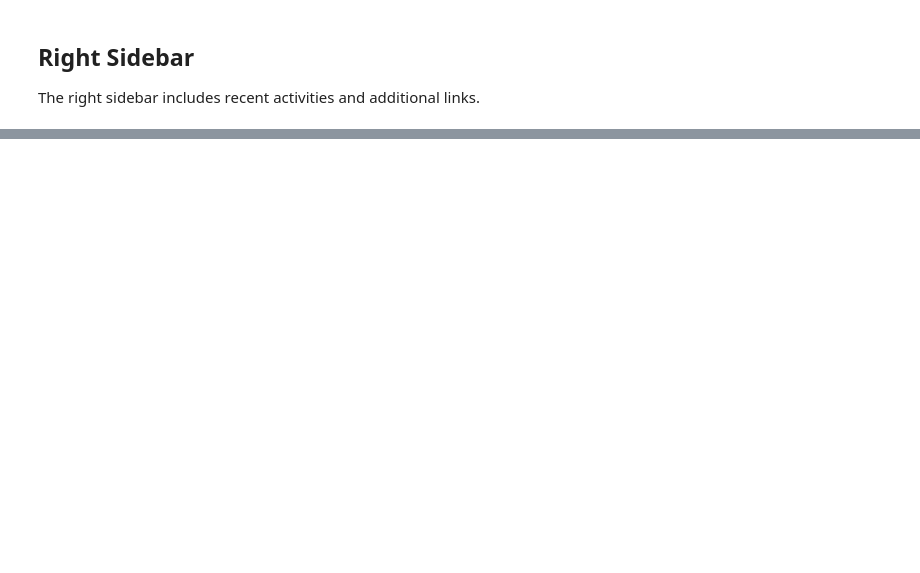
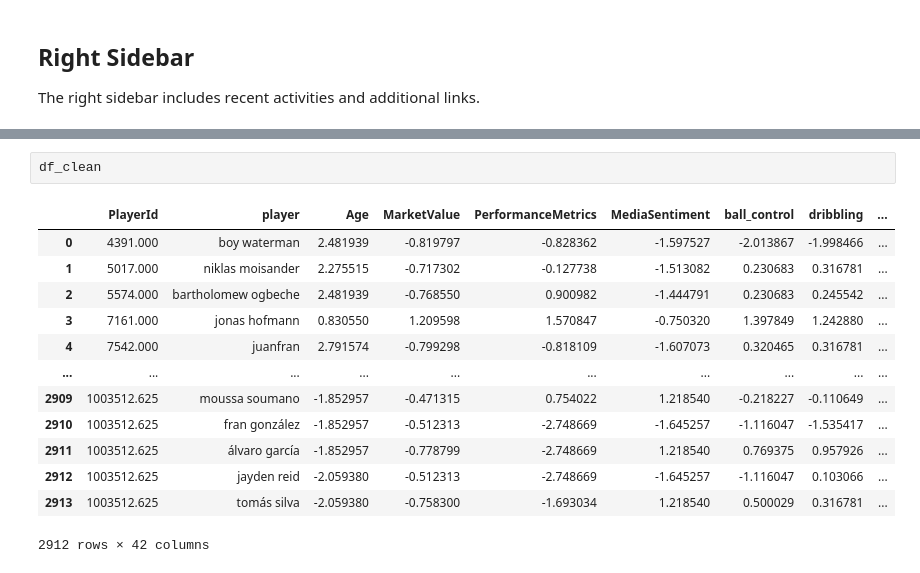
Before and after one commit to SadokMestiri/TacticSense, a Jupyter notebook: backend/ml/DataPreparationPlayerMarket.ipynb, the cells around one changed output, grey strips where cells are left out. Saved outputs shown, nothing was run; the diff lists cells and outputs as text; blank space fills up the shorter version.

```diff
--- a/backend/ml/DataPreparationPlayerMarket.ipynb
+++ b/backend/ml/DataPreparationPlayerMarket.ipynb
@@ -58,0 +134,16 @@ msno.matrix(df)
+# %%
+df_clean
+# %% [output]
+|  | PlayerId | player | Age | MarketValue | PerformanceMetrics | MediaSentiment | ball_control | dribbling | ... |
+| 0 | 4391.000 | boy waterman | 2.481939 | -0.819797 | -0.828362 | -1.597527 | -2.013867 | -1.998466 | ... |
+| 1 | 5017.000 | niklas moisander | 2.275515 | -0.717302 | -0.127738 | -1.513082 | 0.230683 | 0.316781 | ... |
+| 2 | 5574.000 | bartholomew ogbeche | 2.481939 | -0.768550 | 0.900982 | -1.444791 | 0.230683 | 0.245542 | ... |
+| 3 | 7161.000 | jonas hofmann | 0.830550 | 1.209598 | 1.570847 | -0.750320 | 1.397849 | 1.242880 | ... |
+| 4 | 7542.000 | juanfran | 2.791574 | -0.799298 | -0.818109 | -1.607073 | 0.320465 | 0.316781 | ... |
+| ... | ... | ... | ... | ... | ... | ... | ... | ... | ... |
+| 2909 | 1003512.625 | moussa soumano | -1.852957 | -0.471315 | 0.754022 | 1.218540 | -0.218227 | -0.110649 | ... |
+| 2910 | 1003512.625 | fran gonzález | -1.852957 | -0.512313 | -2.748669 | -1.645257 | -1.116047 | -1.535417 | ... |
+| 2911 | 1003512.625 | álvaro garcía | -1.852957 | -0.778799 | -2.748669 | 1.218540 | 0.769375 | 0.957926 | ... |
+| 2912 | 1003512.625 | jayden reid | -2.059380 | -0.512313 | -2.748669 | -1.645257 | -1.116047 | 0.103066 | ... |
+| 2913 | 1003512.625 | tomás silva | -2.059380 | -0.758300 | -1.693034 | 1.218540 | 0.500029 | 0.316781 | ... |
+2912 rows × 42 columns
```
Also changed, not shown: parts of 23 cells of this notebook, 9 other files.
